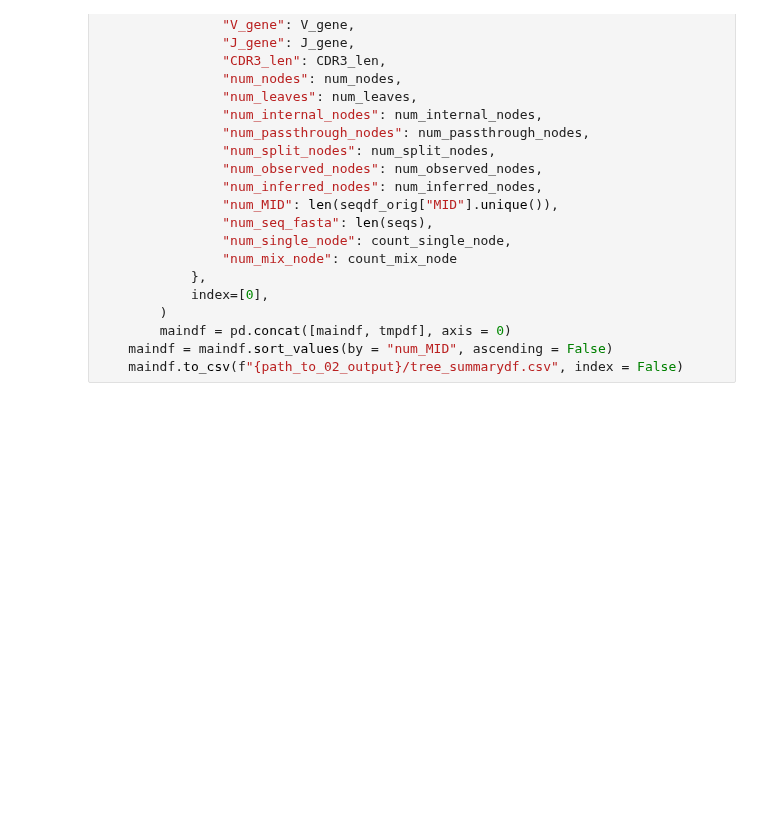
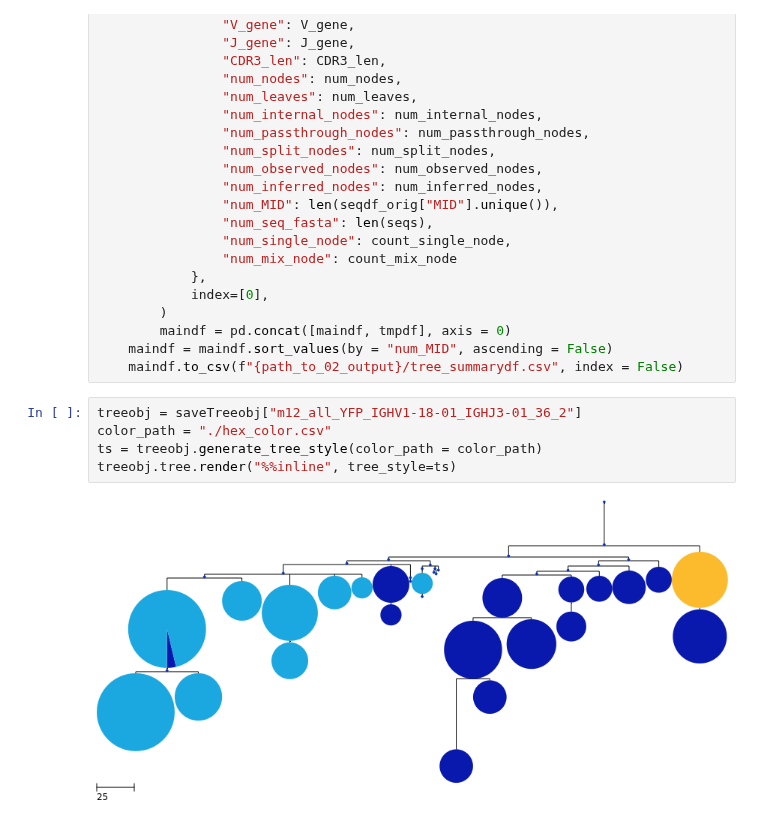
Before and after one commit to hieunguyen4193/sc_bulk_BCR_data_analysis, a Jupyter notebook: Tree02_Load_trees_220701_etc_customTree.ipynb, the cells around one changed output. Drawn from its saved outputs; the diff is of its cells as text; blank space fills up the shorter version.

```diff
--- a/Tree02_Load_trees_220701_etc_customTree.ipynb
+++ b/Tree02_Load_trees_220701_etc_customTree.ipynb
@@ -105,3 +105,10 @@ if (os.path.isfile(f"{path_to_02_output}/tree_summarydf.csv") == False) or (reru
         maindf = pd.concat([maindf, tmpdf], axis = 0)
     maindf = maindf.sort_values(by = "num_MID", ascending = False)
     maindf.to_csv(f"{path_to_02_output}/tree_summarydf.csv", index = False)
+# %%
+treeobj = saveTreeobj["m12_all_YFP_IGHV1-18-01_IGHJ3-01_36_2"]
+color_path = "./hex_color.csv"
+ts = treeobj.generate_tree_style(color_path = color_path)
+treeobj.tree.render("%%inline", tree_style=ts)
+# %% [output]
+[figure, added]
```
